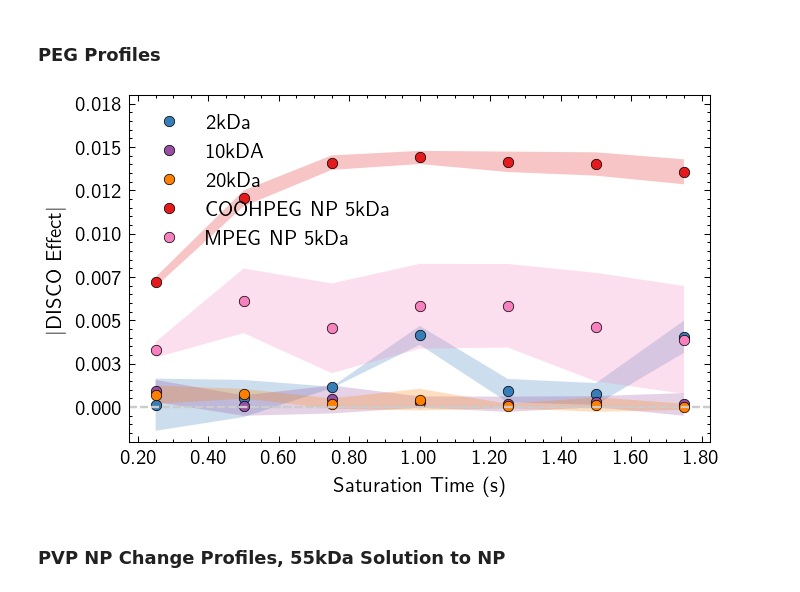
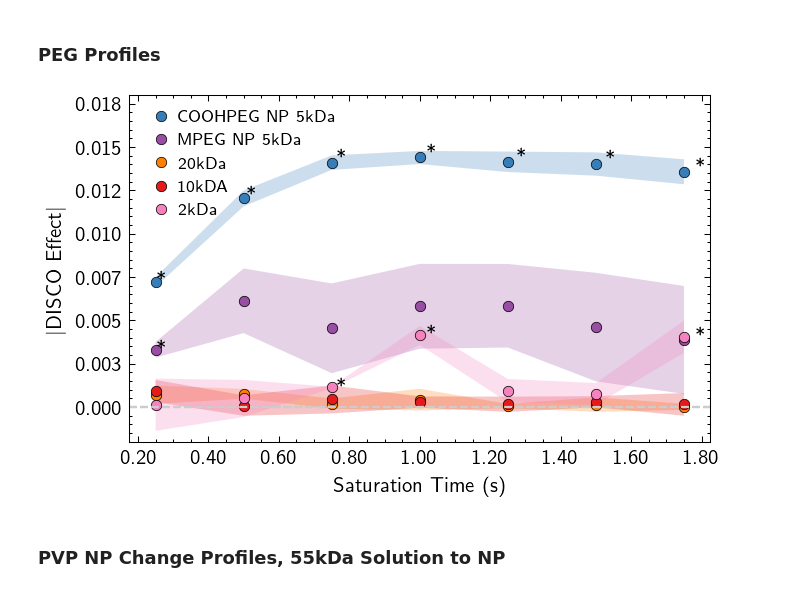
Before and after one commit to Frank-Gu-Lab/disco-np-paper, a Jupyter notebook: notebooks/polymer_profiles.ipynb, the cells around one changed output. Saved outputs shown, nothing was run; the diff lists cells and outputs as text; code cells hidden in the pictures.

Commit message:
fix peg graph legend and automate annotation

```diff
--- a/notebooks/polymer_profiles.ipynb
+++ b/notebooks/polymer_profiles.ipynb
@@ -626,49 +624,44 @@ A
 '''
 
 gs_kw = dict(width_ratios=[1], height_ratios=[1])
 
 fig, axd = plt.subplot_mosaic(mosaic,
                               gridspec_kw=gs_kw, figsize=(5, 3),
                               constrained_layout=False, dpi=150)
 
 
-kwargs = {"plot_title": "Absolute DISCO Effect, PEG",
-          "filename": "PEG_figure",
-          "polymer_names": ["2kDa", "10kDA", "20kDa", "COOHPEG NP 5kDa", "MPEG NP 5kDa"],
-          "plot_ylabel": "Absolute Disco Effect",
-          "absolute_disco": True,
-          "annotation_type": "bind",
-          "dx": 0.015,
-          "dy": 0.0001}
+label= ["COOHPEG NP 5kDa", "MPEG NP 5kDa","20kDa", "10kDA", "2kDa"]
 
-np_list = [peg_2k_df.abs(), peg_10k_df.abs(), peg_20k_df.abs(), coohpeg_df.abs(), mpeg_df.abs()]
+np_list = [coohpeg_df.abs(), mpeg_df.abs(),peg_20k_df.abs(), peg_10k_df.abs(), peg_2k_df.abs()]
 
-for nanoparticle_df in np_list:
-    add_buildup_toax(nanoparticle_df, ax = axd['A'])
+for i,nanoparticle_df in enumerate(np_list):
+    add_buildup_toax(nanoparticle_df, ax = axd['A'], labels=label[i])
 
 axd['A'].set_xlabel("Saturation Time (s)")
 axd['A'].set_ylabel("$$|\mbox{DISCO Effect}|$$")
-l=axd['A'].legend().get_texts()
-
-for i,items in enumerate(kwargs['polymer_names']):
-    l[i].set_text(items)
 
 axd['A'].set_ylim([-0.002,0.018])
 
 axd['A'].xaxis.set_major_formatter(FormatStrFormatter('%.2f'))
 axd['A'].yaxis.set_major_formatter(FormatStrFormatter('%.3f'))
+
+for nps in np_list:
+
+    for j, sig in enumerate(nps['significance']['Unnamed: 9_level_1']):
+        if sig:
+            axd['A'].annotate('*',xy=(nps['sat_time'][j]*1.02,nps['corr_%_attenuation']['mean'][j]*1.02), c='black')
 
 # save as png
 output_filename = f"{output_directory}/PEGandPEGNP_buildups.png"
 fig.patch.set_facecolor('white')
 fig.savefig(output_filename, dpi=500, transparent=False)
 
 # save as svg
 output_filename = f"{output_directory}/PEGandPEGNP_buildups.svg"
 fig.patch.set_facecolor('white')
 fig.savefig(output_filename, dpi=500, transparent=False)
 # %% [output]
-[figure, old version]
+[figure, new version]
 # %% [markdown]
 ### PVP NP Change Profiles, 55kDa Solution to NP
 # %%
```
Also changed, not shown: parts of 1 cell of this notebook, 14 other files.
